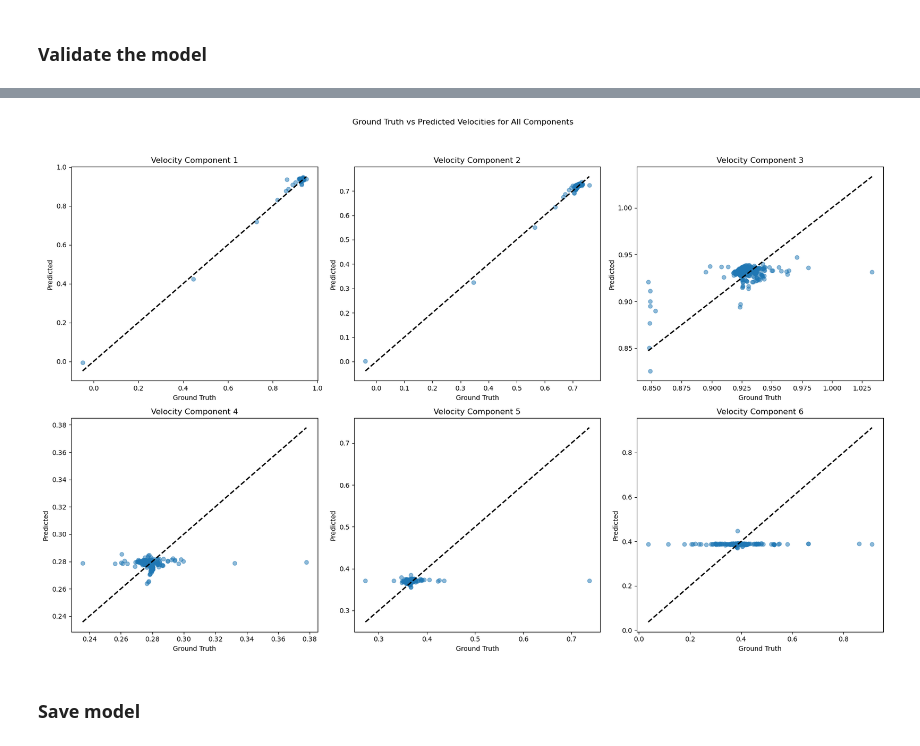
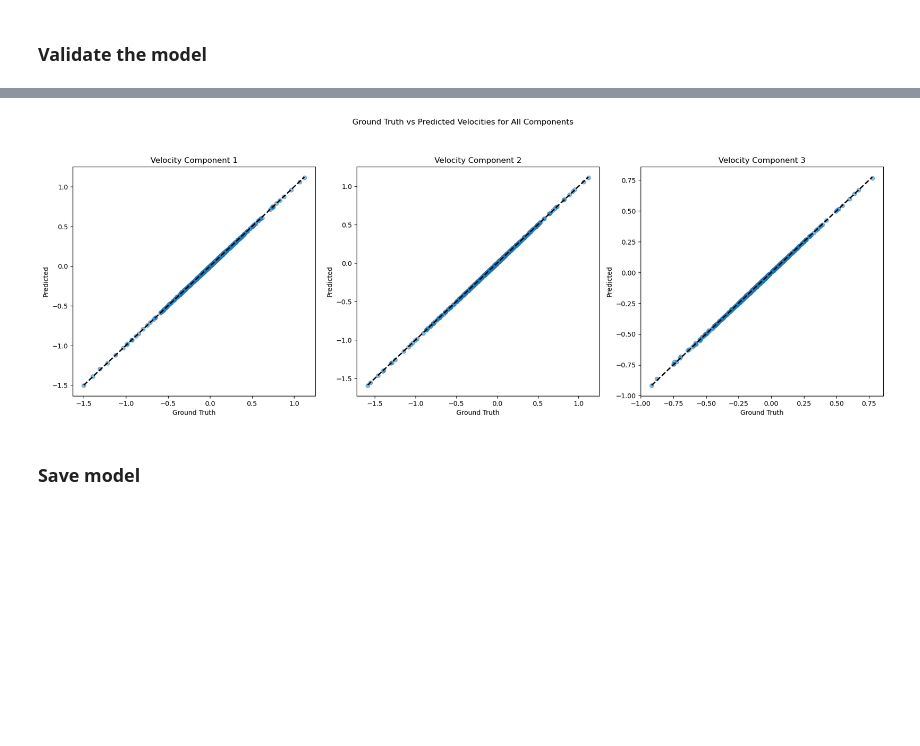
Before and after one commit to santamav/SKJ015-Intelligent_Control, a Jupyter notebook: Project/model_creation/model_building_and_training.ipynb, the cells around one changed output, grey strips where cells are left out. Cells and saved outputs as stored; diff of their text form; code cells hidden in the pictures; blank space fills up the shorter version.

```diff
--- a/Project/model_creation/model_building_and_training.ipynb
+++ b/Project/model_creation/model_building_and_training.ipynb
@@ -109,3 +101,10 @@ plt.show()
+# %%
+# Equilibrate the data distribution
+from sklearn.preprocessing import StandardScaler
+
+scaler = StandardScaler()
+X_train = scaler.fit_transform(X_train)
+X_test = scaler.transform(X_test)
 # %%
 # print min and max values of the input and output data
 print("Min value of input data:", X_train.min())
@@ -143,19 +118,0 @@ plt.show()
-# %%
-# Normalize output velocities
-from sklearn.preprocessing import MinMaxScaler
-
-scaler = MinMaxScaler()
-y_train = scaler.fit_transform(y_train)
-y_test = scaler.transform(y_test)
-
-# Histogram for each of the output components
-plt.figure(figsize=(18, 12))
-for i in range(velocity_summary.shape[1]):
-    plt.subplot(2, 4, i+1)  # Create subplot in a 2x4 grid
-    plt.hist(y_train[:, i], bins=50, alpha=0.7, label='Velocity ' + str(i))
-    plt.xlabel('Value')
-    plt.ylabel('Frequency')
-    plt.title('Histogram of Normalized Output Velocity ' + str(i))
-    plt.legend()
-plt.tight_layout()  # Adjust layout to prevent overlapping
-plt.show()
@@ -171,10 +126,10 @@ from sklearn.model_selection import train_test_split
 
 # Build the model
 model = Sequential()
-model.add(Input(shape=(8,)))  # Input layer
+model.add(Input(shape=(3,)))  # Input layer
 
 model.add(Dense(128, activation='relu'))  # Hidden layer
 model.add(Dense(64, activation='relu'))  # Hidden layer
 model.add(Dense(64, activation='relu'))  # Hidden layer
 
-model.add(Dense(6))  # Output layer
+model.add(Dense(3))  # Output layer
@@ -191,7 +155,7 @@ from tensorflow.keras.metrics import Accuracy, RootMeanSquaredError
 def rmse_loss(y_true, y_pred):
     return tf.sqrt(tf.reduce_mean(tf.square(y_true - y_pred)))
 
-model.compile(optimizer='rmsprop',
+model.compile(optimizer='adam',
                 loss=MeanSquaredError(),
                 metrics=[RootMeanSquaredError()])
 
@@ -253,14 +217,10 @@ Loss: 0.0006414043018594384
 # Make one plot for each of the  velocity components
 y_pred = model.predict(X_test)
 
-# Denormalize the output velocities
-y_pred_denormalized = scaler.inverse_transform(y_pred)
-y_test_denormalized = scaler.inverse_transform(y_test)
-
 # Initialize a figure for a 2x3 grid of subplots
 plt.figure(figsize=(18, 12))
 
-for i in range(6):
+for i in range(3):
     # Create subplot in a 2x3 grid
     plt.subplot(2, 3, i+1)
     # Plot the predicted and ground truth velocities
@@ -278,4 +238,4 @@ plt.show()
-[figure, old version]
+[figure, new version]
 # %% [markdown]
 ### Save model
 # %%
```
Also changed, not shown: parts of 16 cells of this notebook, 8 other files.
